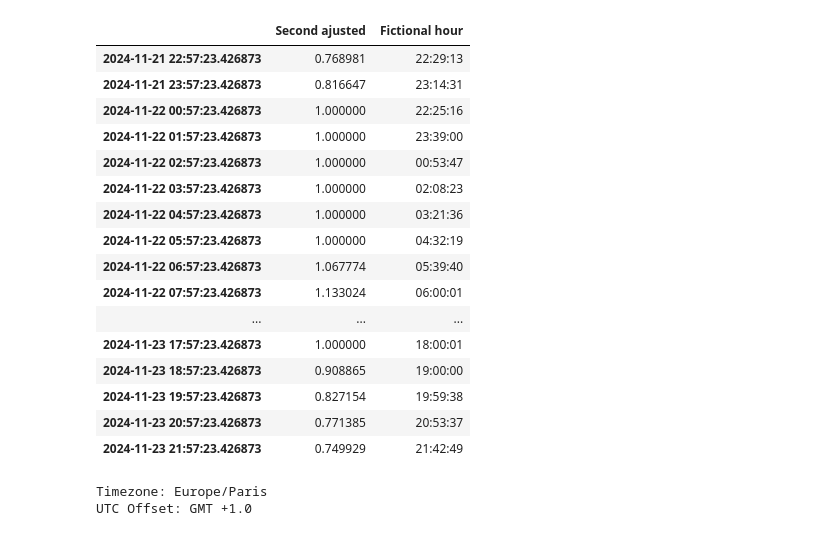
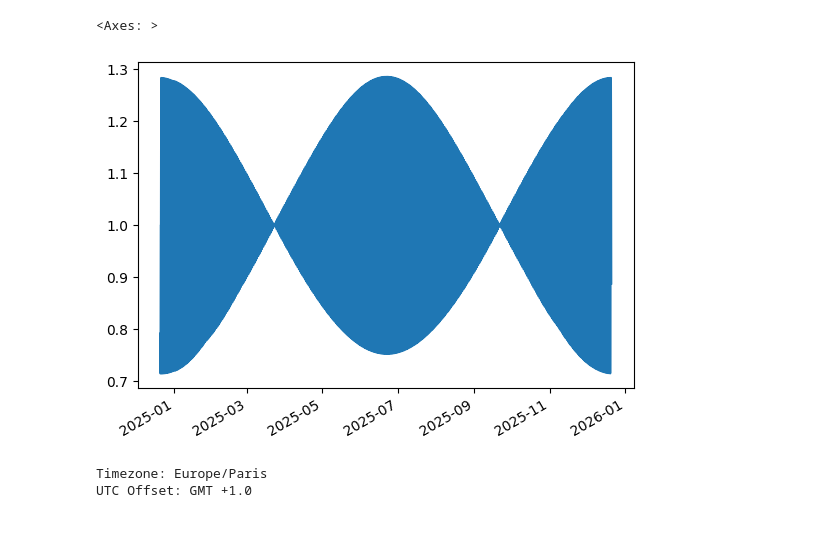
Before and after one commit to VMargot/FictionalClock, a Jupyter notebook: Sandbox.ipynb, the cells around one changed output. Drawn from its saved outputs; the diff is of its cells as text; code cells hidden in the pictures.

```diff
--- a/Sandbox.ipynb
+++ b/Sandbox.ipynb
@@ -134,7 +133,7 @@ Durée d'une seconde (ajustée) : 0.755221 secondes
 dates = []
 seconds = []
 heures = []
-for i in range(0, int(24*2)):
+for i in range(0, int(24*365)):
     current_time = current_time + timedelta(hours=1)
     dates.append(current_time)
     day_duration, night_duration = get_day_night_durations(current_time, latitude)
@@ -145,25 +144,10 @@ for i in range(0, int(24*2)):
 # %%
 df = pd.DataFrame(zip(seconds, heures), index=dates, columns=['Second ajusted', 'Fictional hour'])
 # %%
-df
+df['Second ajusted'].plot()
 # %% [output]
-|  | Second ajusted | Fictional hour |
-| 2024-11-21 22:57:23.426873 | 0.768981 | 22:29:13 |
-| 2024-11-21 23:57:23.426873 | 0.816647 | 23:14:31 |
-| 2024-11-22 00:57:23.426873 | 1.000000 | 22:25:16 |
-| 2024-11-22 01:57:23.426873 | 1.000000 | 23:39:00 |
-| 2024-11-22 02:57:23.426873 | 1.000000 | 00:53:47 |
-| 2024-11-22 03:57:23.426873 | 1.000000 | 02:08:23 |
-| 2024-11-22 04:57:23.426873 | 1.000000 | 03:21:36 |
-| 2024-11-22 05:57:23.426873 | 1.000000 | 04:32:19 |
-| 2024-11-22 06:57:23.426873 | 1.067774 | 05:39:40 |
-| 2024-11-22 07:57:23.426873 | 1.133024 | 06:00:01 |
-| ... | ... | ... |
-| 2024-11-23 17:57:23.426873 | 1.000000 | 18:00:01 |
-| 2024-11-23 18:57:23.426873 | 0.908865 | 19:00:00 |
-| 2024-11-23 19:57:23.426873 | 0.827154 | 19:59:38 |
-| 2024-11-23 20:57:23.426873 | 0.771385 | 20:53:37 |
-| 2024-11-23 21:57:23.426873 | 0.749929 | 21:42:49 |
+<Axes: >
+[figure, added]
 # %%
 from timezonefinder import TimezoneFinder
 from datetime import datetime
```
Also changed, not shown: parts of 1 cell of this notebook.
